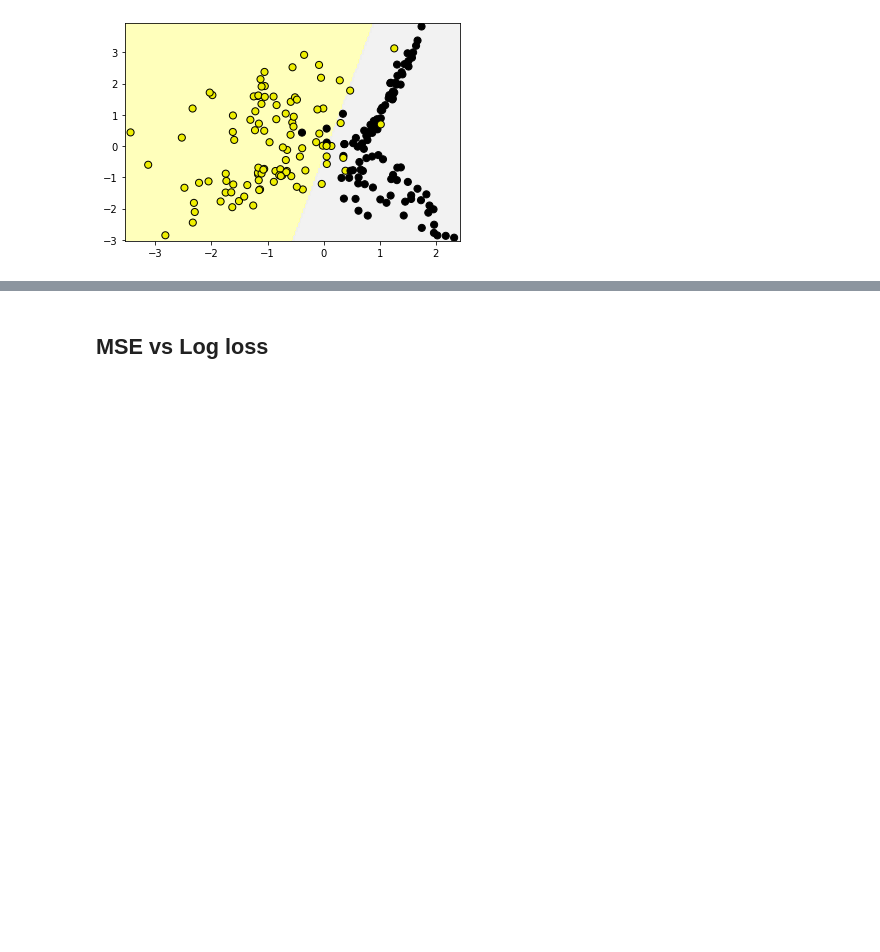
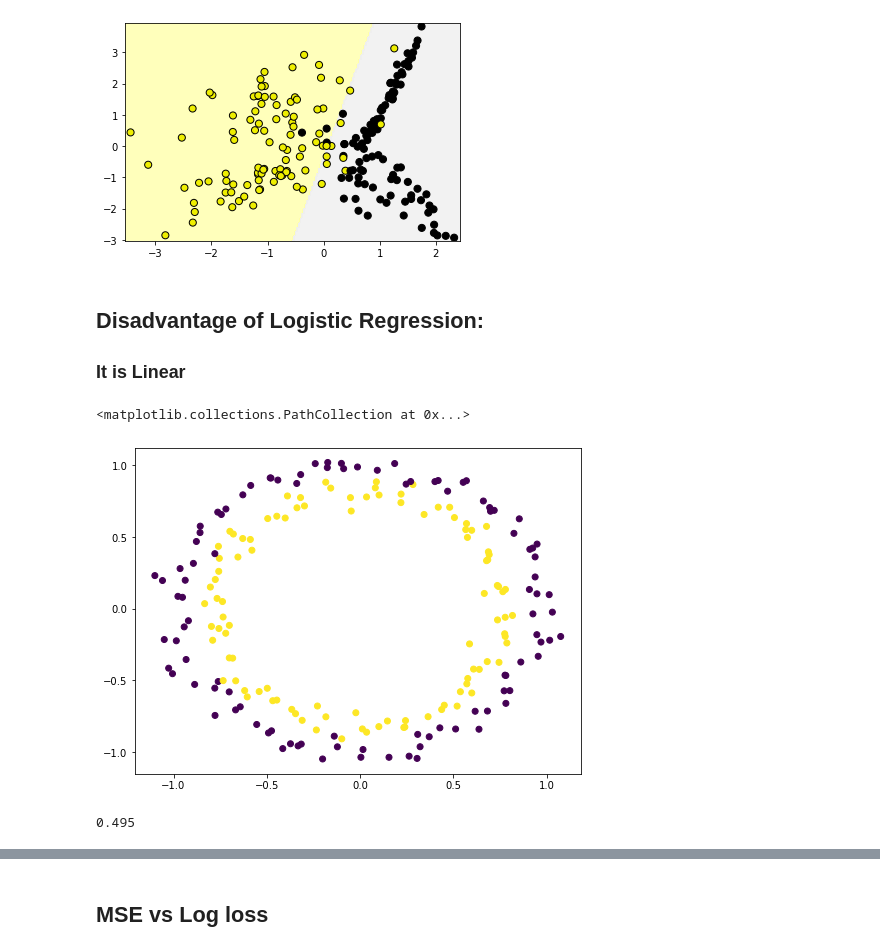
Before and after one commit to ituacm/ITU-ACM-20-21-Spring-Machine-Learning, a Jupyter notebook: Week 3/logistic_regression.ipynb, the cells around one changed output, grey strips where cells are left out. Cells and saved outputs as stored; diff of their text form; code cells hidden in the pictures; blank space fills up the shorter version.

```diff
--- a/Week 3/logistic_regression.ipynb
+++ b/Week 3/logistic_regression.ipynb
@@ -160,3 +160,15 @@ plot_decision_boundary(lr, X, y)
 plot_classifier(lr, X, y)
 # %% [output]
 [figure]
+# %% [markdown]
+## Disadvantage of Logistic Regression:
+### It is Linear
+# %%
+# create nonlinear data
+X, y = make_circles(n_samples=200, noise=0.05, random_state=0)
+# %%
+plt.figure(figsize=(8, 6))
+plt.scatter(X[:, 0], X[:, 1], c=y)
+# %% [output]
+<matplotlib.collections.PathCollection at 0x...>
+[figure, added]
@@ -162,0 +178,5 @@ plot_classifier(lr, X, y)
+# %%
+# score
+lr.score(X, y.reshape(-1, 1))
+# %% [output]
+0.495
```
Also changed, not shown: parts of 3 cells of this notebook.
